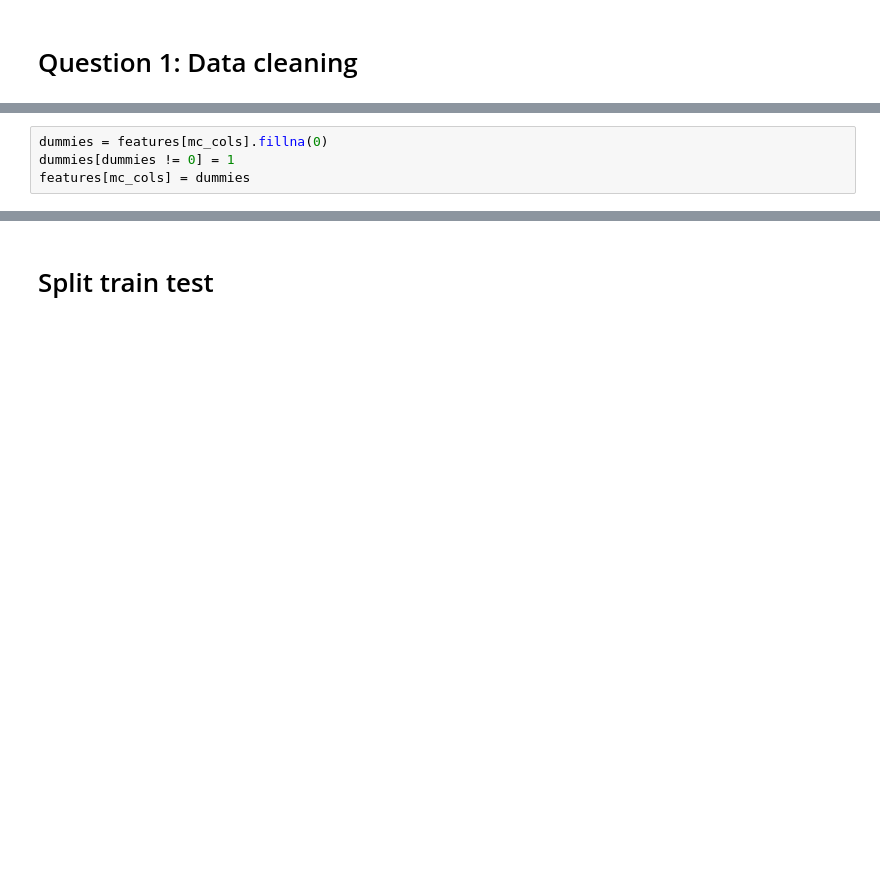
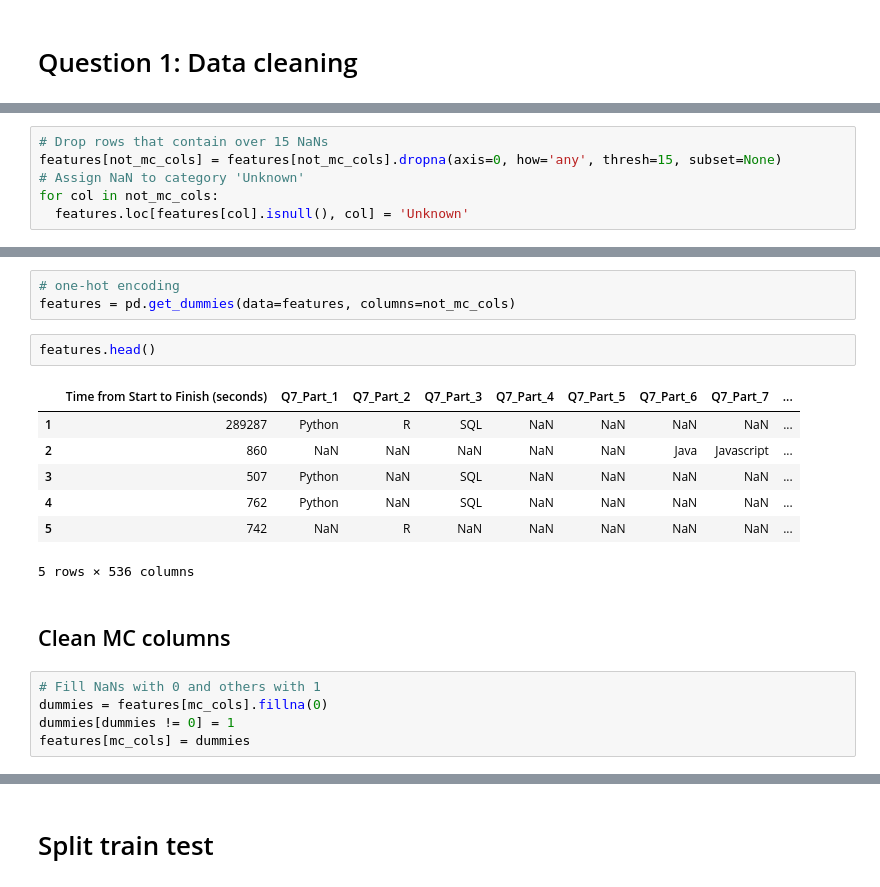
Before and after one commit to LawZhou/At-channel, a Jupyter notebook: MIE1624_A2.ipynb, the cells around one changed output, grey strips where cells are left out. Saved outputs shown, nothing was run; the diff lists cells and outputs as text; blank space fills up the shorter version.

```diff
--- a/MIE1624_A2.ipynb
+++ b/MIE1624_A2.ipynb
@@ -45,2 +56,8 @@ for col in features.columns:
+# %%
+# Drop rows that contain over 15 NaNs
+features[not_mc_cols] = features[not_mc_cols].dropna(axis=0, how='any', thresh=15, subset=None)
+# Assign NaN to category 'Unknown'
+for col in not_mc_cols:
+  features.loc[features[col].isnull(), col] = 'Unknown'
 # %%
 for col in not_mc_cols:
@@ -48,4 +132,20 @@ for col in not_mc_cols:
+# %%
+# one-hot encoding
+features = pd.get_dummies(data=features, columns=not_mc_cols)
+# %%
+features.head()
+# %% [output]
+|  | Time from Start to Finish (seconds) | Q7_Part_1 | Q7_Part_2 | Q7_Part_3 | Q7_Part_4 | Q7_Part_5 | Q7_Part_6 | Q7_Part_7 | ... |
+| 1 | 289287 | Python | R | SQL | NaN | NaN | NaN | NaN | ... |
+| 2 | 860 | NaN | NaN | NaN | NaN | NaN | Java | Javascript | ... |
+| 3 | 507 | Python | NaN | SQL | NaN | NaN | NaN | NaN | ... |
+| 4 | 762 | Python | NaN | SQL | NaN | NaN | NaN | NaN | ... |
+| 5 | 742 | NaN | R | NaN | NaN | NaN | NaN | NaN | ... |
+5 rows × 536 columns
+# %% [markdown]
+## Clean MC columns
 # %%
+# Fill NaNs with 0 and others with 1
 dummies = features[mc_cols].fillna(0)
 dummies[dummies != 0] = 1
 features[mc_cols] = dummies
```
Also changed, not shown: parts of 29 cells of this notebook.
